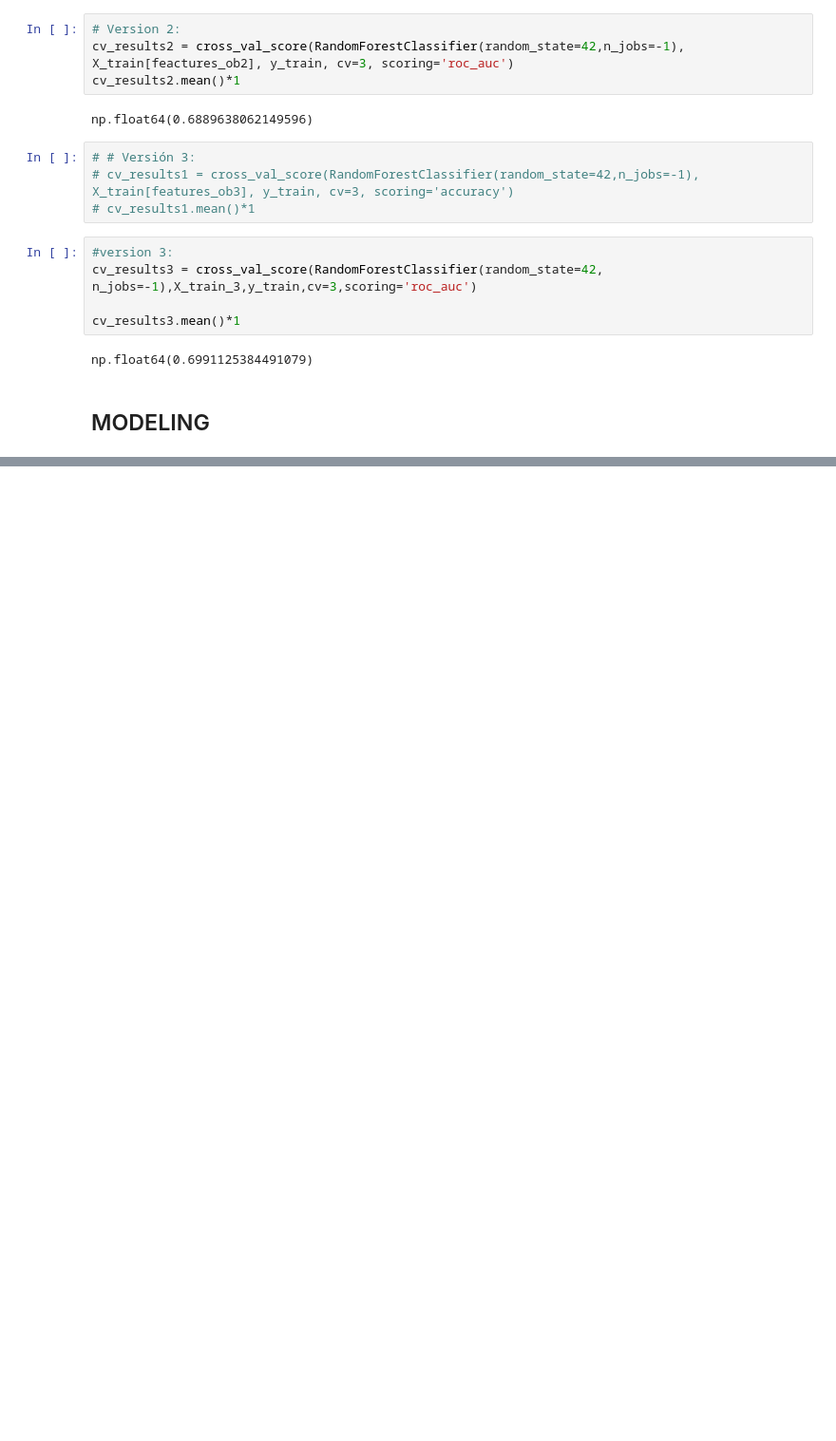
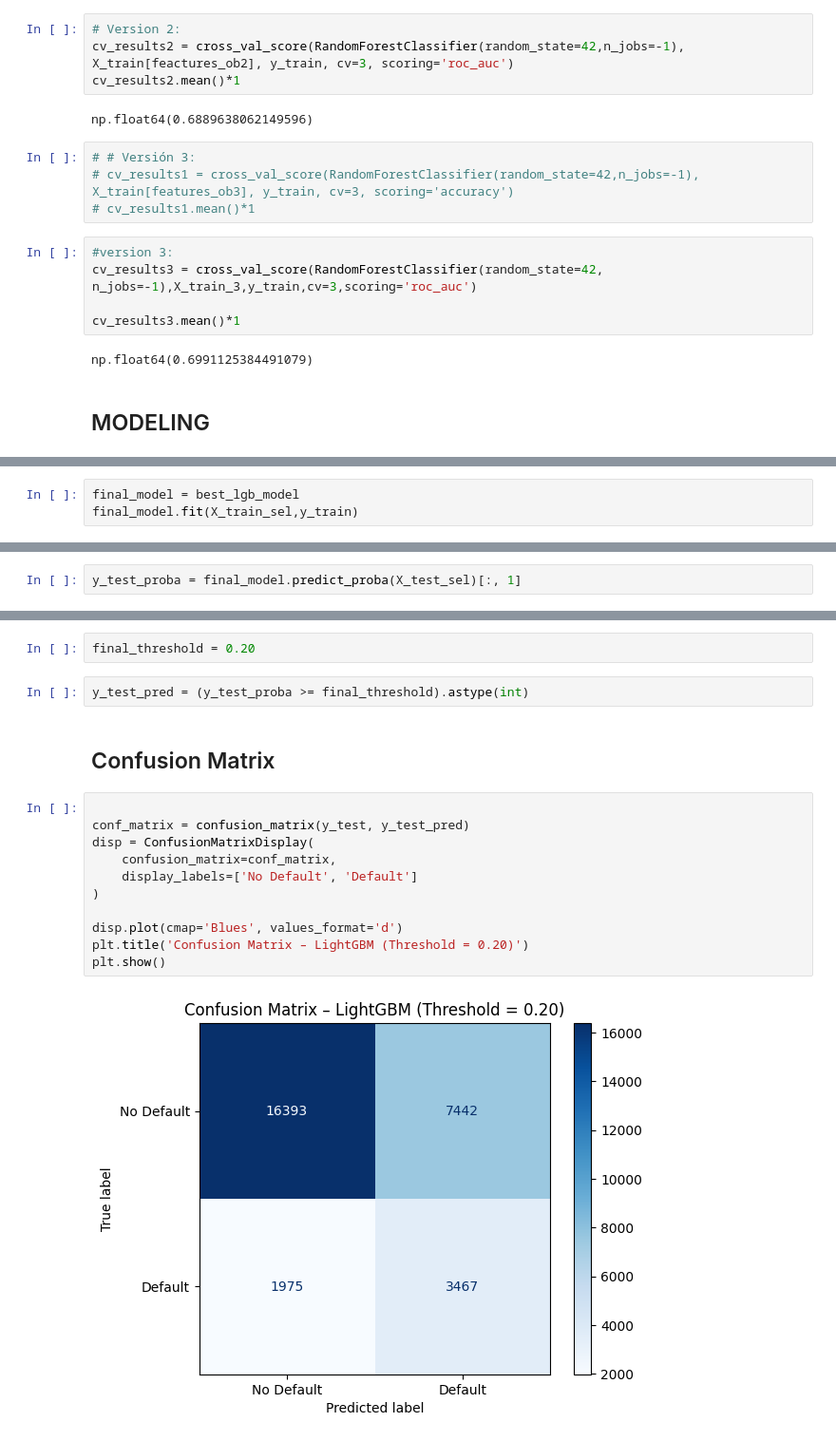
Before and after one commit to 4GeeksAcademy/final_project_creditscoring, a Jupyter notebook: notebooks/EDA.ipynb, the cells around one changed output, grey strips where cells are left out. Shown at 95% size. Cells and saved outputs as stored; diff of their text form; blank space fills up the shorter version.

Commit message:
final training

```diff
--- a/notebooks/EDA.ipynb
+++ b/notebooks/EDA.ipynb
@@ -1568,0 +1808,3 @@ X_train_1a, X_val_1a, y_train_1a, y_val = train_test_split(X_train_1, y_train, t
+# %%
+final_model = best_lgb_model
+final_model.fit(X_train_sel,y_train)
@@ -1568,0 +1837,2 @@ X_train_1a, X_val_1a, y_train_1a, y_val = train_test_split(X_train_1, y_train, t
+# %%
+y_test_proba = final_model.predict_proba(X_test_sel)[:, 1]
@@ -1568,0 +1887,19 @@ X_train_1a, X_val_1a, y_train_1a, y_val = train_test_split(X_train_1, y_train, t
+# %%
+final_threshold = 0.20
+# %%
+y_test_pred = (y_test_proba >= final_threshold).astype(int)
+# %% [markdown]
+## Confusion Matrix
+# %%
+
+conf_matrix = confusion_matrix(y_test, y_test_pred)
+disp = ConfusionMatrixDisplay(
+    confusion_matrix=conf_matrix,
+    display_labels=['No Default', 'Default']
+)
+
+disp.plot(cmap='Blues', values_format='d')
+plt.title('Confusion Matrix – LightGBM (Threshold = 0.20)')
+plt.show()
+# %% [output]
+[figure, added]
```
Also changed, not shown: parts of 37 cells of this notebook.
